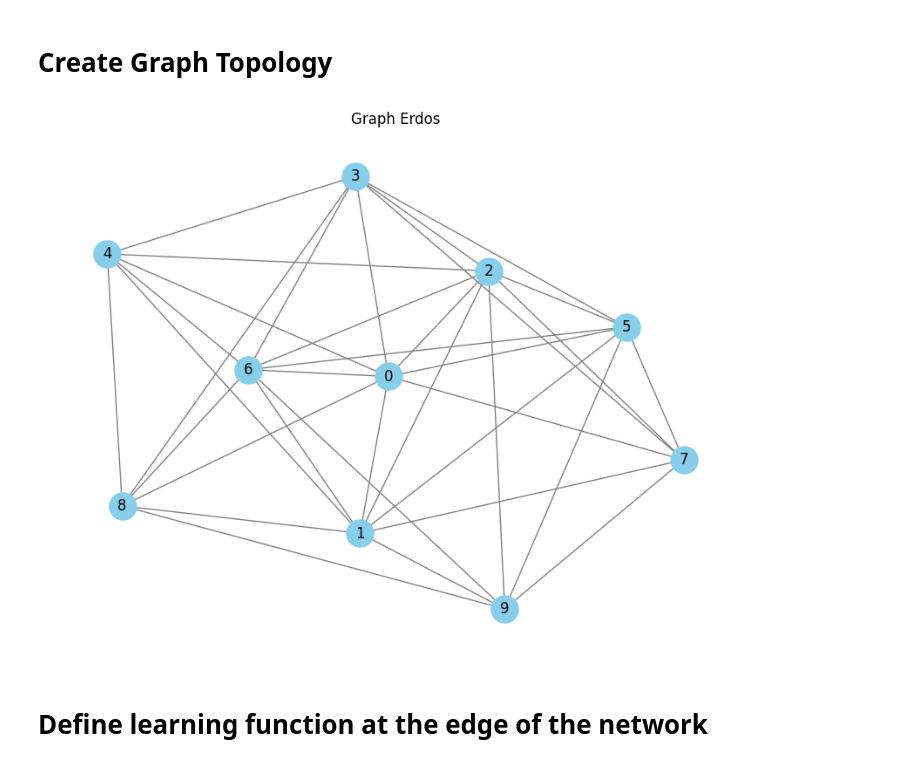
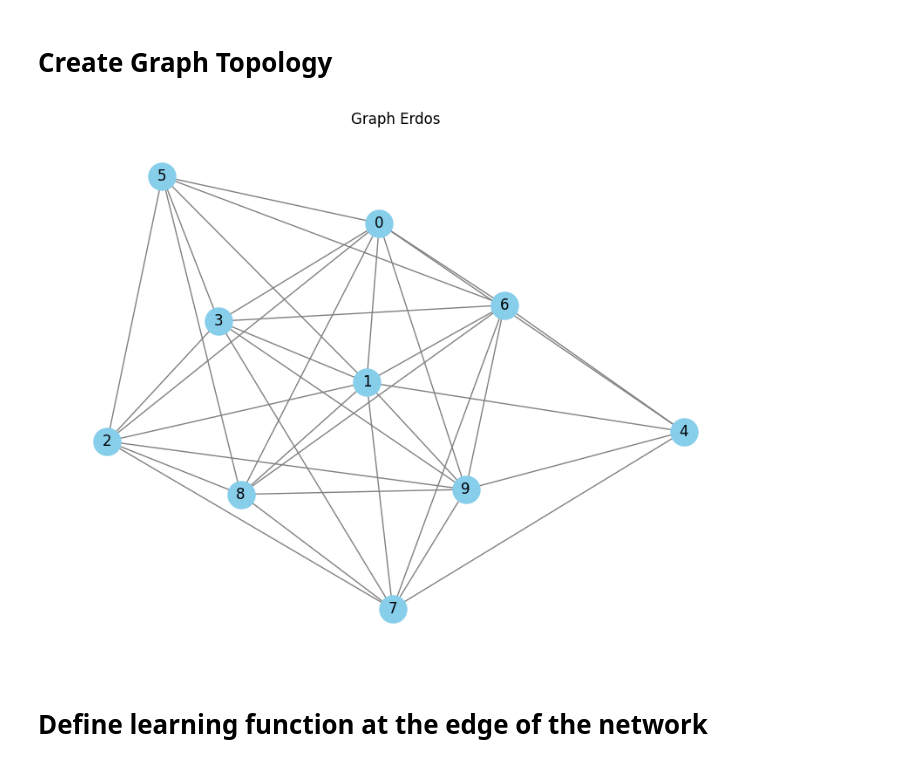
Before and after one commit to giuseppedipoce/Bio-Inspired-Federated-Learning, a Jupyter notebook: Bio-Next_last_update.ipynb, the cells around one changed output. Drawn from its saved outputs; the diff is of its cells as text; code cells hidden in the pictures.

```diff
--- a/Bio-Next_last_update.ipynb
+++ b/Bio-Next_last_update.ipynb
@@ -181,39 +181,44 @@ plt.show()
 # %% [markdown]
 # Create Graph Topology
 # %%
-def genera_grafo_connesso(tipo_grafo, num_nodi, prob=None, m=None):
+
+def genera_grafo_connesso(tipo_grafo, num_nodi, seed=None, prob=None, m=None):
+    if seed is not None:
+        random.seed(seed)
+        np.random.seed(seed)
+
     while True:
         if tipo_grafo == 'erdos':
             if prob is None:
                 raise ValueError("Per un grafo di Erdos-Renyi, specificare la probabilità 'prob'")
-            G = nx.erdos_renyi_graph(num_nodi, prob)
+            G = nx.erdos_renyi_graph(num_nodi, prob, seed=seed)
         elif tipo_grafo == 'scale_free':
             if m is None:
                 raise ValueError("Per un grafo scale-free, specificare il numero di archi 'm'")
-            G = nx.barabasi_albert_graph(num_nodi, m)
+            G = nx.barabasi_albert_graph(num_nodi, m, seed=seed)
         else:
             raise ValueError("Tipo di grafo non supportato. Scegliere tra 'erdos_renyi' o 'scale_free'")
 
         # Controlla se il grafo è connesso
         if nx.is_connected(G):
             break
 
     adj_matrix = nx.adjacency_matrix(G).todense()
     laplacian_matrix = nx.laplacian_matrix(G).todense()
 
     plt.figure(figsize=(8, 6))
     nx.draw(G, with_labels=True, node_color='skyblue', node_size=500, edge_color='gray')
     plt.title(f"Graph {tipo_grafo.replace('_', ' ').title()}")
     plt.show()
+
     return adj_matrix, laplacian_matrix, G
 
-type_g = 'erdos'
-p = 0.75
-Adj_matrix, L, G = genera_grafo_connesso(type_g, num_agents, prob=p)
+
+Adj_matrix, L, G = genera_grafo_connesso('erdos', num_agents, prob = 0.75, seed=42)
 # print("Matrice di adiacenza:\n", A)
 # print("Laplaciano:\n", L
 # %% [output]
-[figure, old version]
+[figure, new version]
 # %% [markdown]
 # Define learning function at the edge of the network
 # %%
```
Also changed, not shown: parts of 9 cells of this notebook.
